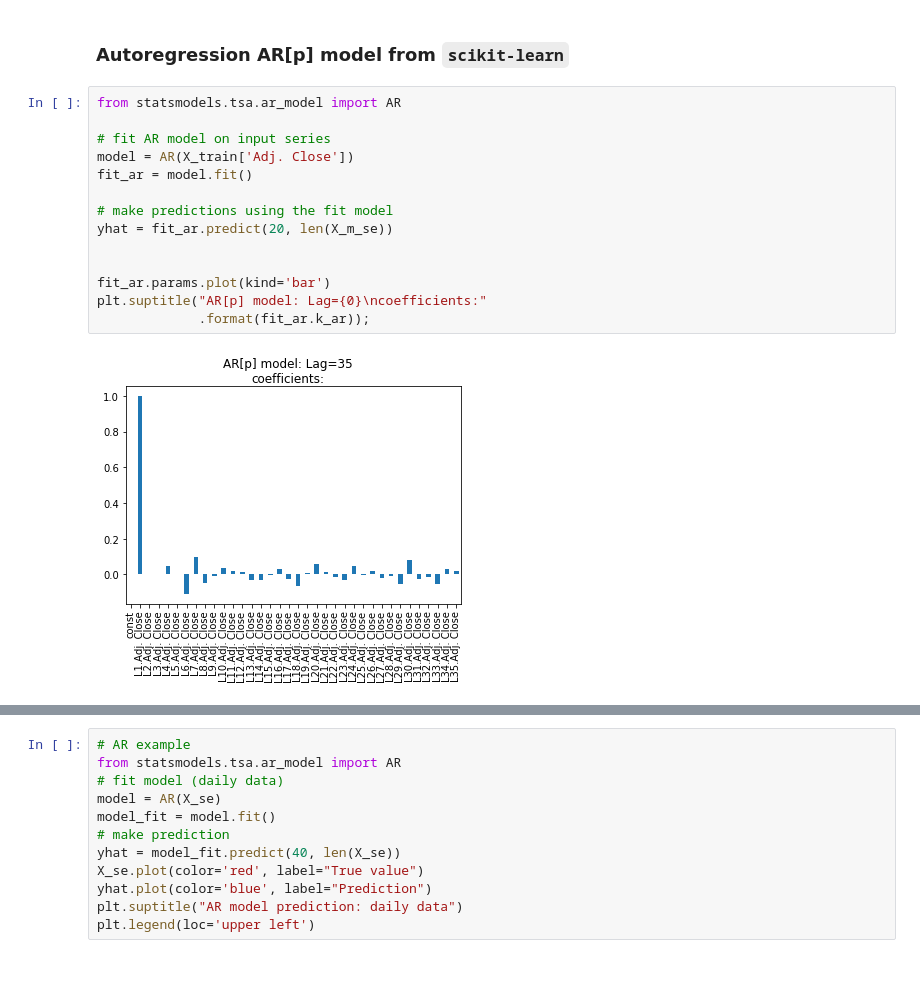
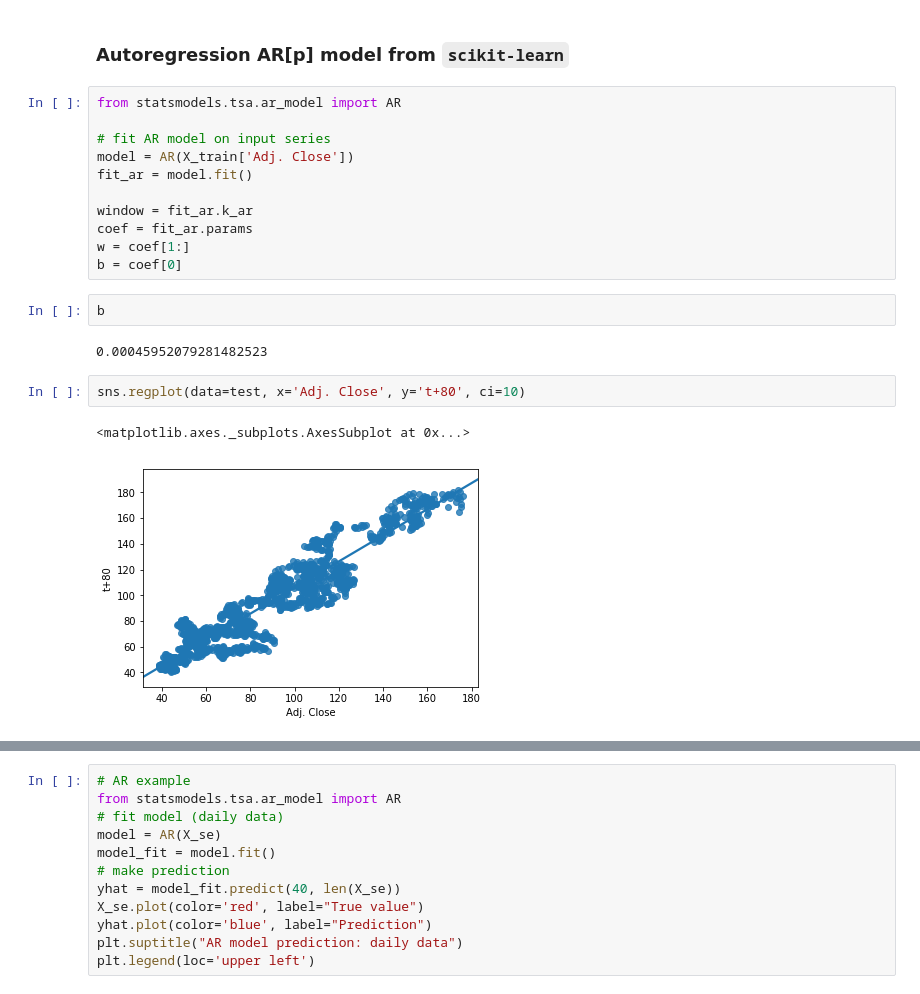
Before and after one commit to stepan-o/regression, a Jupyter notebook: new_stock_prediction.ipynb, the cells around one changed output, grey strips where cells are left out. Saved outputs shown, nothing was run; the diff lists cells and outputs as text.

```diff
--- a/new_stock_prediction.ipynb
+++ b/new_stock_prediction.ipynb
@@ -769,12 +769,16 @@ from statsmodels.tsa.ar_model import AR
 model = AR(X_train['Adj. Close'])
 fit_ar = model.fit()
 
-# make predictions using the fit model
-yhat = fit_ar.predict(20, len(X_m_se))
-
-
-fit_ar.params.plot(kind='bar')
-plt.suptitle("AR[p] model: Lag={0}\ncoefficients:"
-             .format(fit_ar.k_ar));
+window = fit_ar.k_ar
+coef = fit_ar.params
+w = coef[1:]
+b = coef[0]
-# %% [output]
-[figure, removed]
+# %%
+b
+# %% [output]
+0.00045952079281482523
+# %%
+sns.regplot(data=test, x='Adj. Close', y='t+80', ci=10)
+# %% [output]
+<matplotlib.axes._subplots.AxesSubplot at 0x...>
+[figure, added]
```
Also changed, not shown: parts of 14 cells of this notebook.
